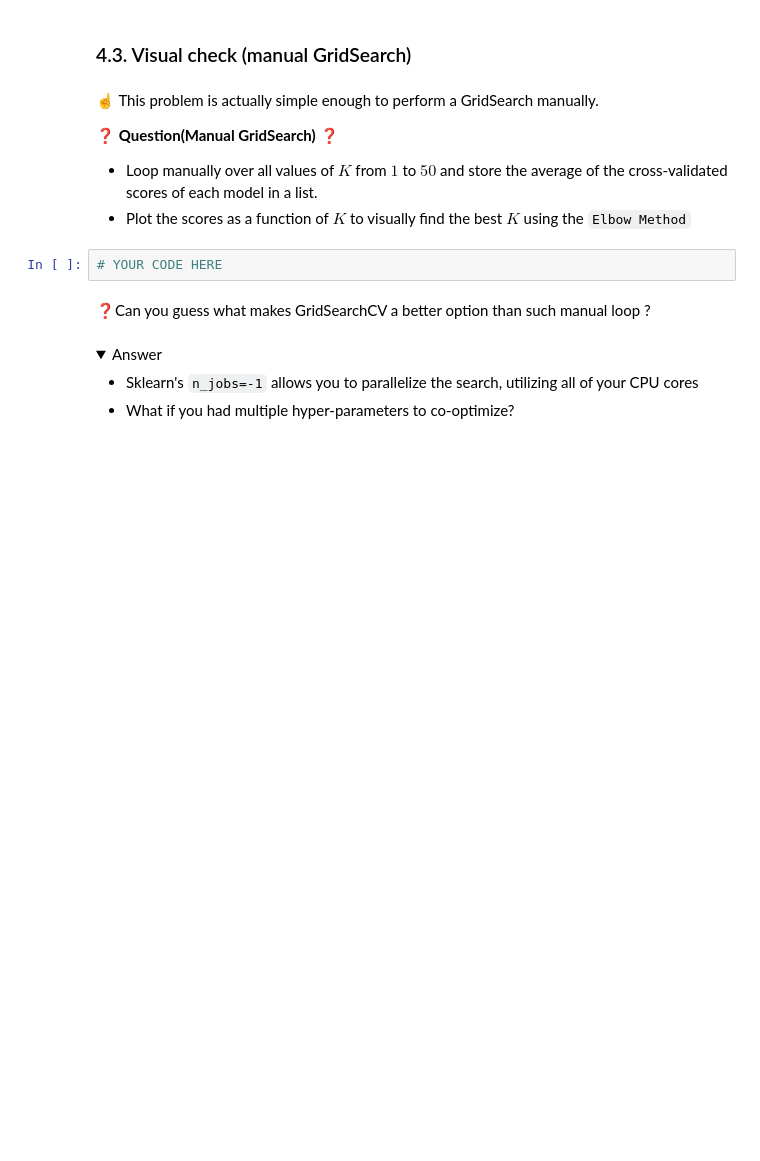
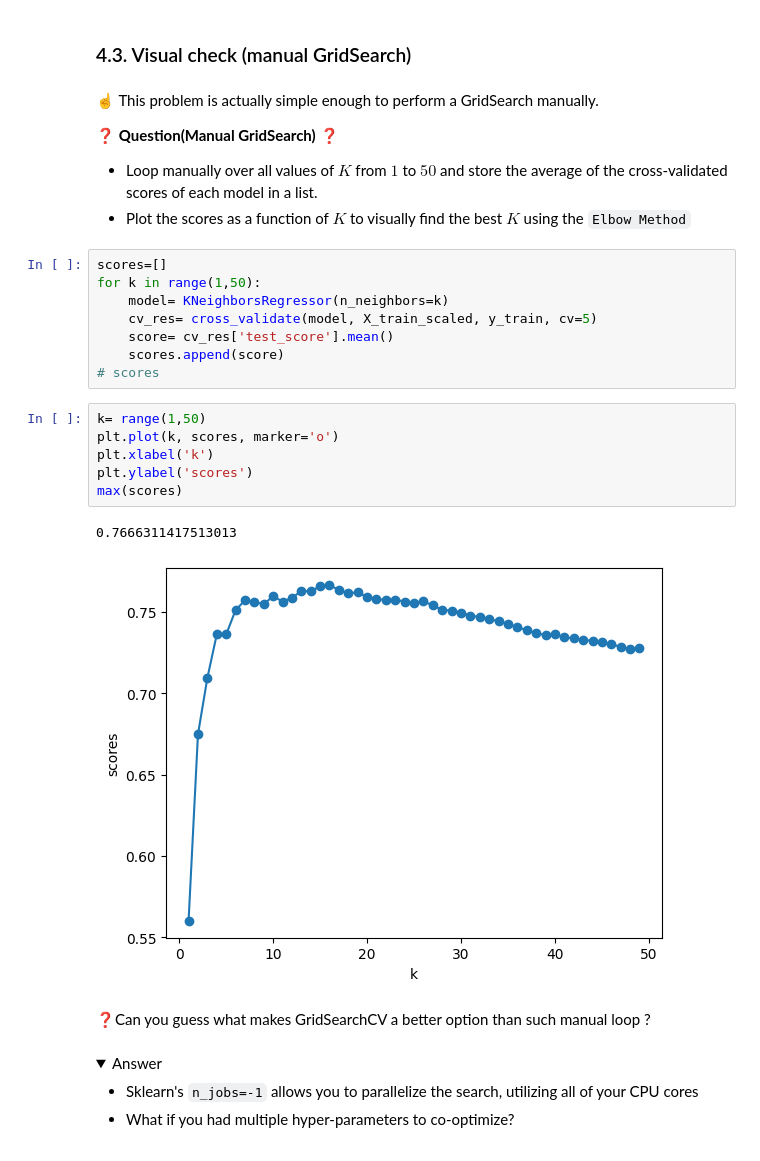
Before and after one commit to ParissaPeimaniyfard/data-workflow, a Jupyter notebook: Workflow.ipynb, the cells around one changed output. Saved outputs shown, nothing was run; the diff lists cells and outputs as text; folded sections open; blank space fills up the shorter version.

```diff
--- a/Workflow.ipynb
+++ b/Workflow.ipynb
@@ -196,8 +199,23 @@ git push origin master
 
 - Loop manually over all values of $K$ from $1$ to $50$ and store the average of the cross-validated scores of each model in a list.
 - Plot the scores as a function of $K$ to visually find the best $K$ using the `Elbow Method`
-# %%
-# YOUR CODE HERE
+# %%
+scores=[]
+for k in range(1,50):
+    model= KNeighborsRegressor(n_neighbors=k)
+    cv_res= cross_validate(model, X_train_scaled, y_train, cv=5)
+    score= cv_res['test_score'].mean()
+    scores.append(score)
+# scores
+# %%
+k= range(1,50)
+plt.plot(k, scores, marker='o')
+plt.xlabel('k')
+plt.ylabel('scores')
+max(scores)
+# %% [output]
+0.7666311417513013
+[figure, added]
 # %% [markdown]
 ❓Can you guess what makes GridSearchCV a better option than such manual loop ?
 # %% [markdown]
```
Also changed, not shown: parts of 21 cells of this notebook, 1 other file.
